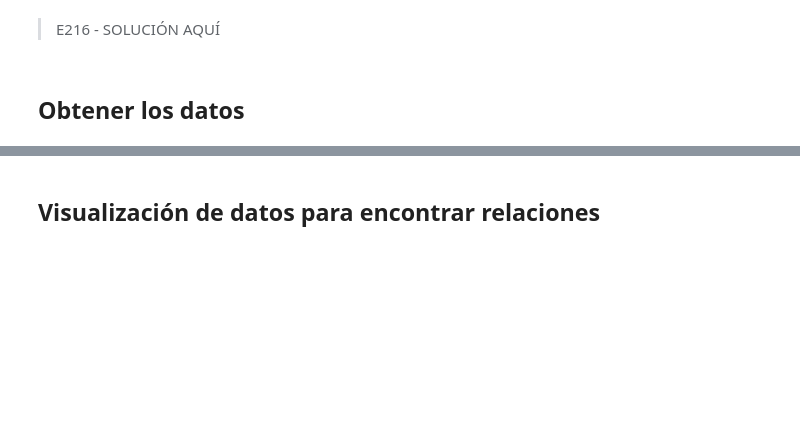
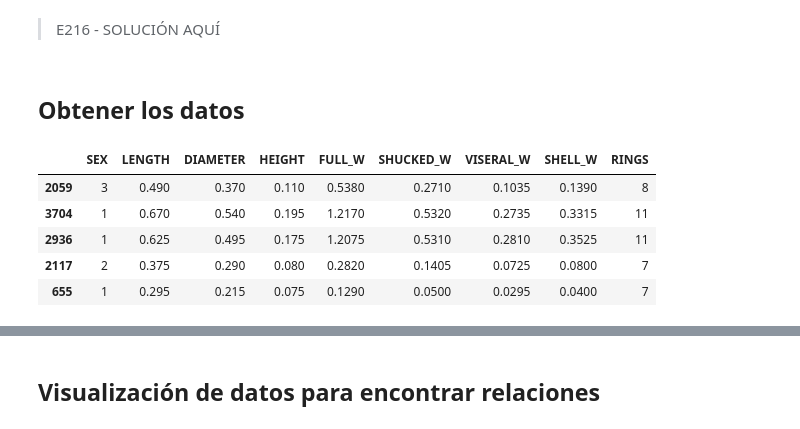
Before and after one commit to dragonnomada/ml-2023, a Jupyter notebook: C203.ipynb, the cells around one changed output, grey strips where cells are left out. Saved outputs shown, nothing was run; the diff lists cells and outputs as text; code cells hidden in the pictures; blank space fills up the shorter version.

```diff
--- a/C203.ipynb
+++ b/C203.ipynb
@@ -172,0 +175,22 @@ Define un problema y diseña un conjunto de datos real o ficticio, identificando
+# %%
+import pandas as pd
+
+data = pd.read_csv("/content/abalone.data", header=None)
+
+data.columns = ["SEX", "LENGTH", "DIAMETER", "HEIGHT",
+                "FULL_W", "SHUCKED_W", "VISERAL_W", "SHELL_W", "RINGS"]
+
+data["SEX"] = data["SEX"].map({
+    "M": 1,
+    "F": 2,
+    "I": 3
+})
+
+data.sample(5)
+# %% [output]
+|  | SEX | LENGTH | DIAMETER | HEIGHT | FULL_W | SHUCKED_W | VISERAL_W | SHELL_W | RINGS |
+| 2059 | 3 | 0.490 | 0.370 | 0.110 | 0.5380 | 0.2710 | 0.1035 | 0.1390 | 8 |
+| 3704 | 1 | 0.670 | 0.540 | 0.195 | 1.2170 | 0.5320 | 0.2735 | 0.3315 | 11 |
+| 2936 | 1 | 0.625 | 0.495 | 0.175 | 1.2075 | 0.5310 | 0.2810 | 0.3525 | 11 |
+| 2117 | 2 | 0.375 | 0.290 | 0.080 | 0.2820 | 0.1405 | 0.0725 | 0.0800 | 7 |
+| 655 | 1 | 0.295 | 0.215 | 0.075 | 0.1290 | 0.0500 | 0.0295 | 0.0400 | 7 |
```
Also changed, not shown: parts of 26 cells of this notebook, 9 other files.
